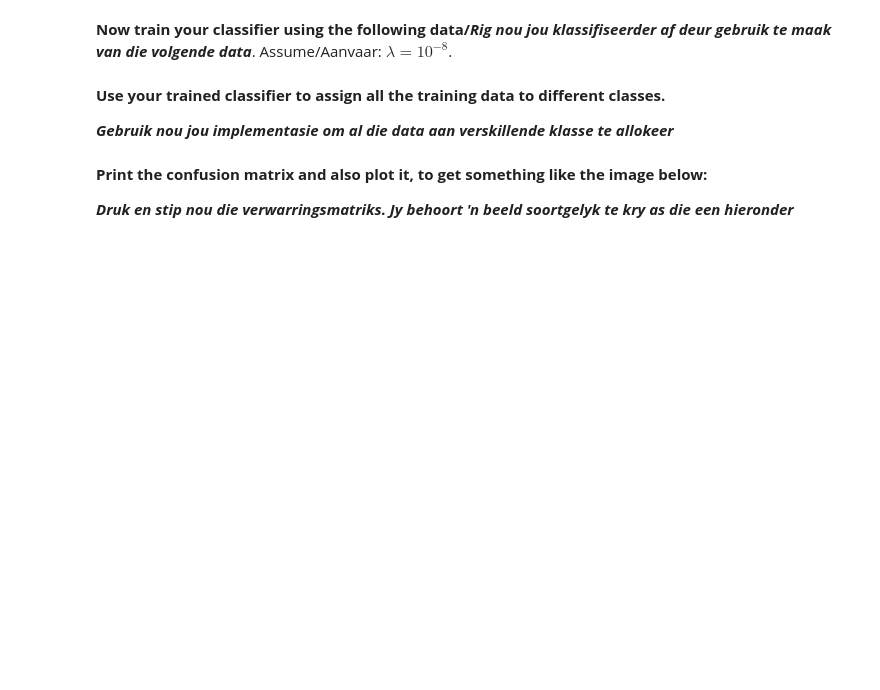
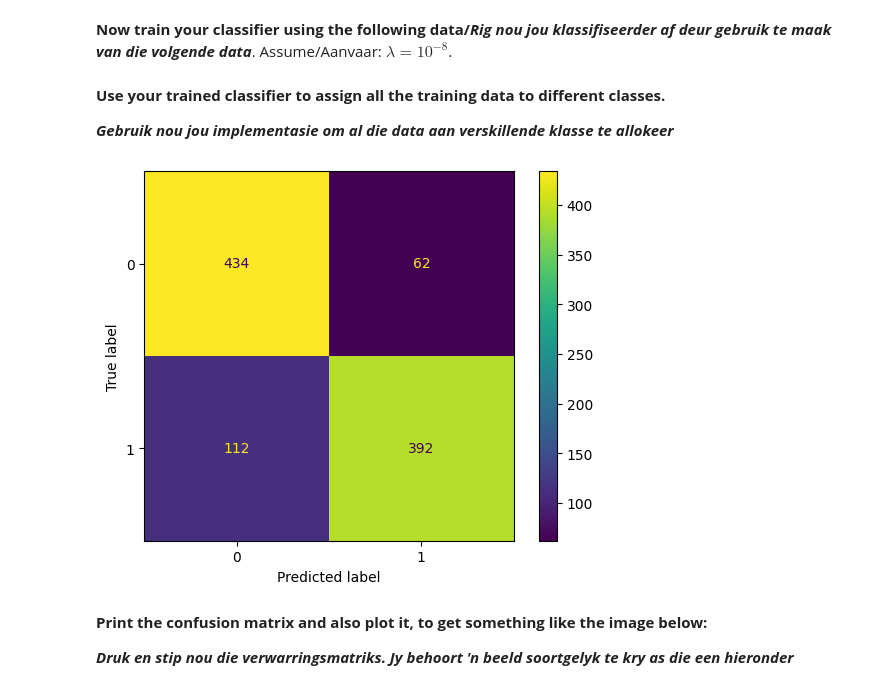
Before and after one commit to Obakeng-Mogale/assignment2, a Jupyter notebook: assign2.ipynb, the cells around one changed output. Drawn from its saved outputs; the diff is of its cells as text; code cells hidden in the pictures; blank space fills up the shorter version.

Commit message:
2class logistic regression

```diff
--- a/assign2.ipynb
+++ b/assign2.ipynb
@@ -171,6 +169,17 @@ X = np.vstack([np.random.randn(N)*covariances[0, y] + means[0, y],
 **Use your trained classifier to assign all the training data to different classes.**
 
 **_Gebruik nou jou implementasie om al die data aan verskillende klasse te allokeer_**
+# %%
+from pgm_models import LogisticRegression as LG
+logistic_ob = LG(lambda_= 10**-8)
+logistic_ob.fit(X,y, iterations=10)
+y_pred = logistic_ob.predict(X)
+c = confusion_matrix(y, y_pred)
+disp = ConfusionMatrixDisplay(confusion_matrix=c)
+disp.plot()
+plt.show()
+# %% [output]
+[figure, added]
 # %% [markdown]
 **Print the confusion matrix and also plot it, to get something like the image below:**
 
```
Also changed, not shown: parts of 5 cells of this notebook, 1 other file.
